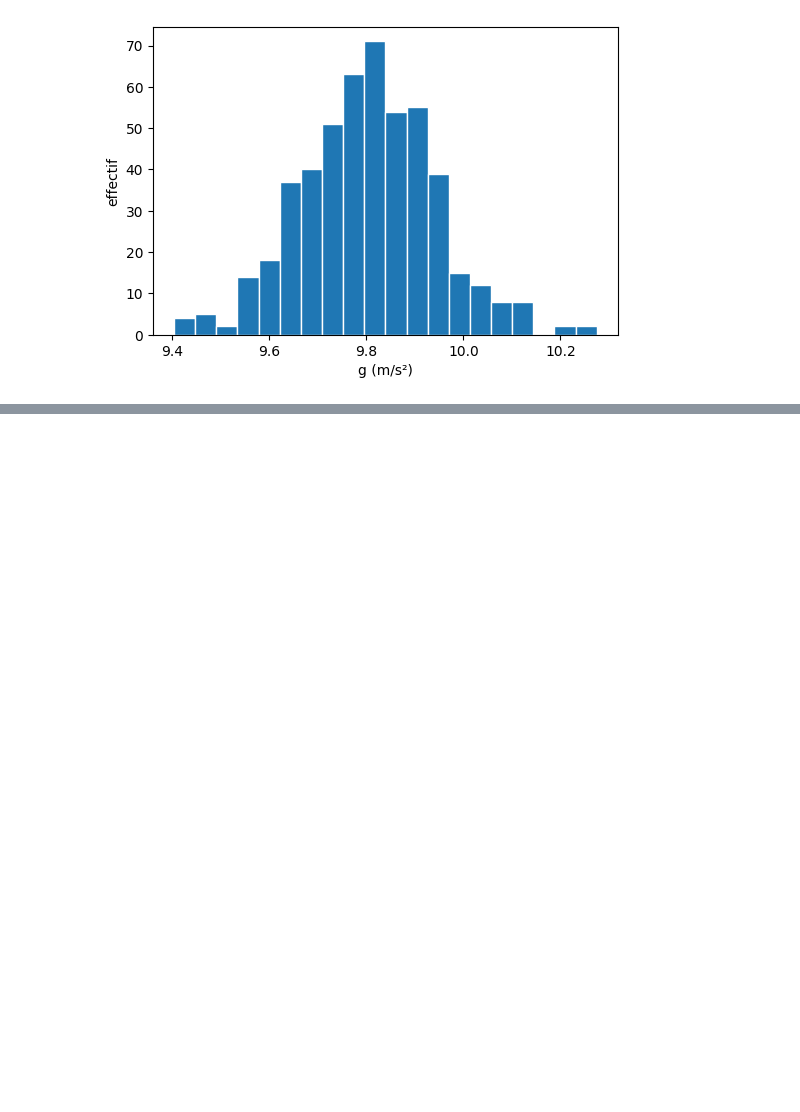
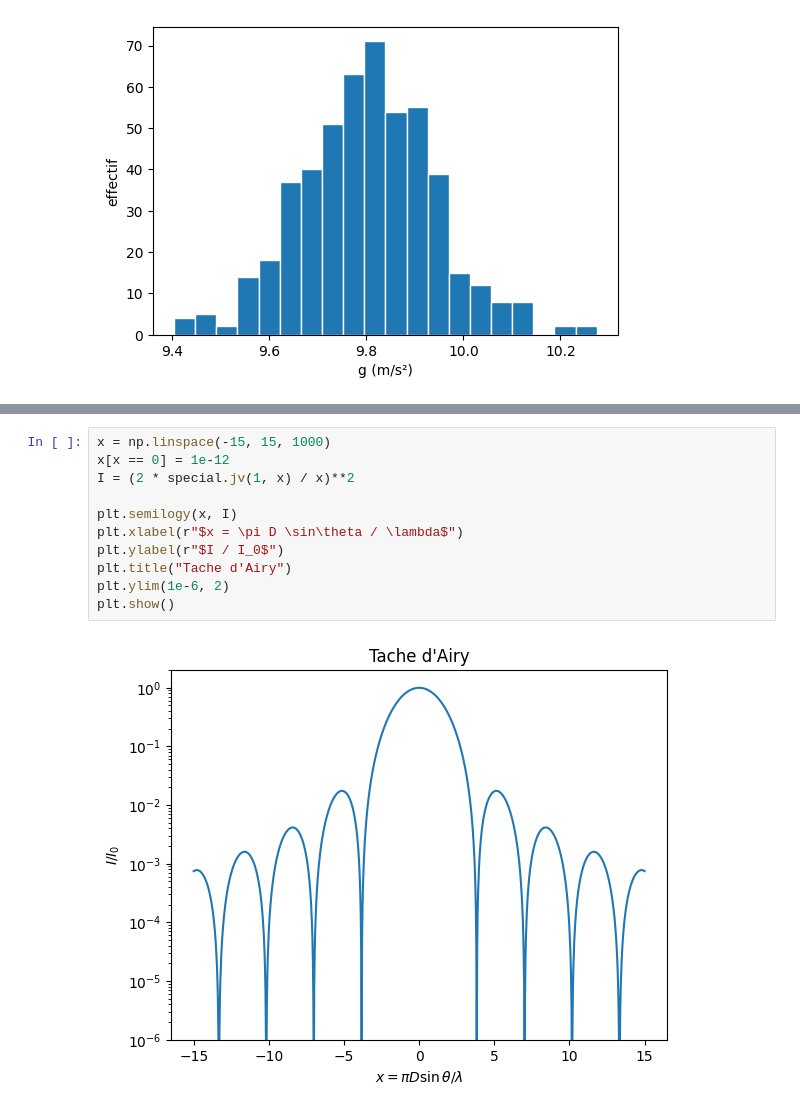
Before and after one commit to boukadil/Python-pour-la-physique, a Jupyter notebook: TP_PYTHON__AdilBoukali_.ipynb, the cells around one changed output, grey strips where cells are left out. Drawn from its saved outputs; the diff is of its cells as text; blank space fills up the shorter version.

```diff
--- a/TP_PYTHON__AdilBoukali_.ipynb
+++ b/TP_PYTHON__AdilBoukali_.ipynb
@@ -846,0 +887,13 @@ plt.show()
+# %%
+x = np.linspace(-15, 15, 1000)
+x[x == 0] = 1e-12
+I = (2 * special.jv(1, x) / x)**2
+
+plt.semilogy(x, I)
+plt.xlabel(r"$x = \pi D \sin\theta / \lambda$")
+plt.ylabel(r"$I / I_0$")
+plt.title("Tache d'Airy")
+plt.ylim(1e-6, 2)
+plt.show()
+# %% [output]
+[figure, added]
```
Also changed, not shown: parts of 46 cells of this notebook.
